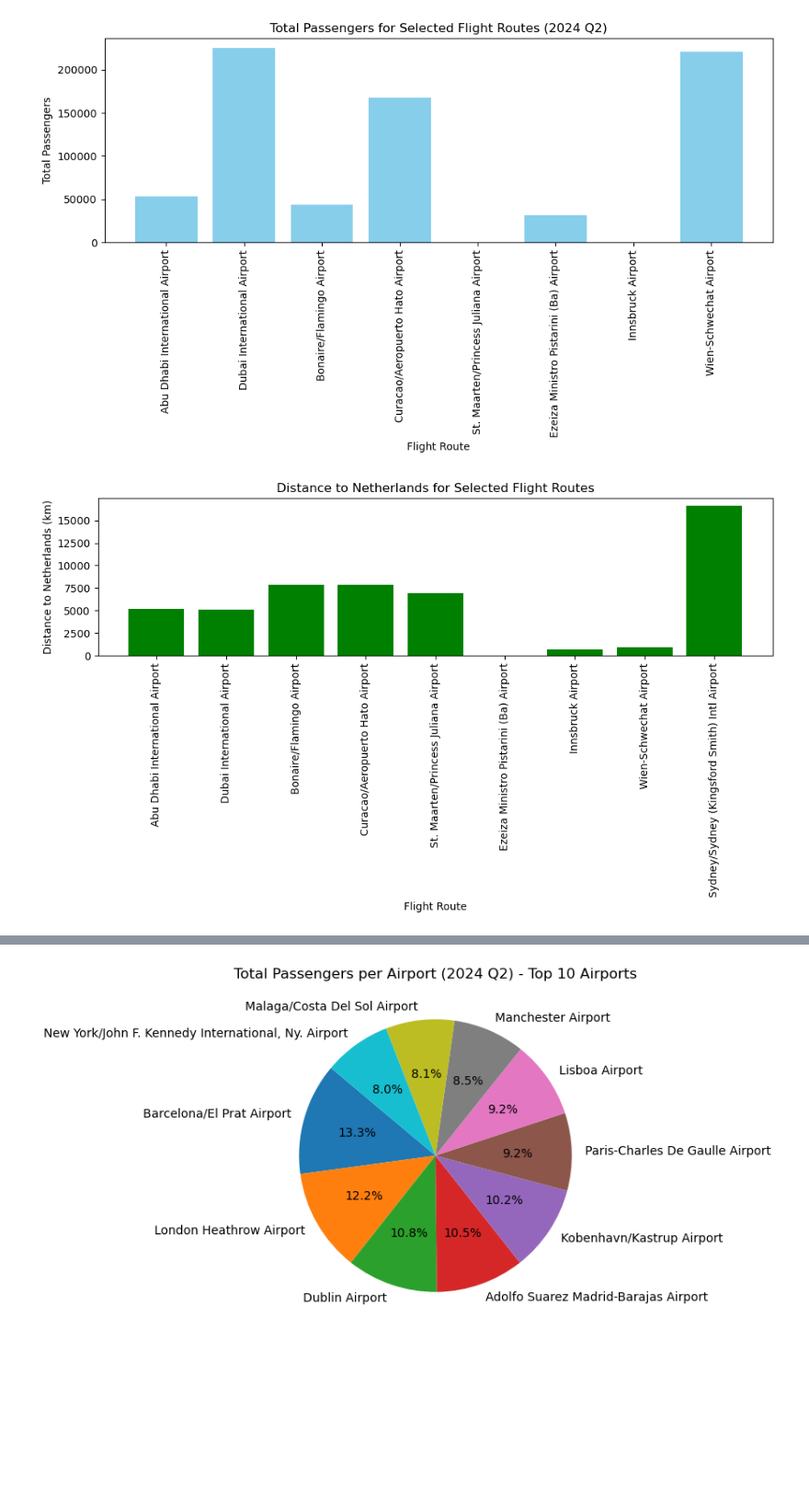
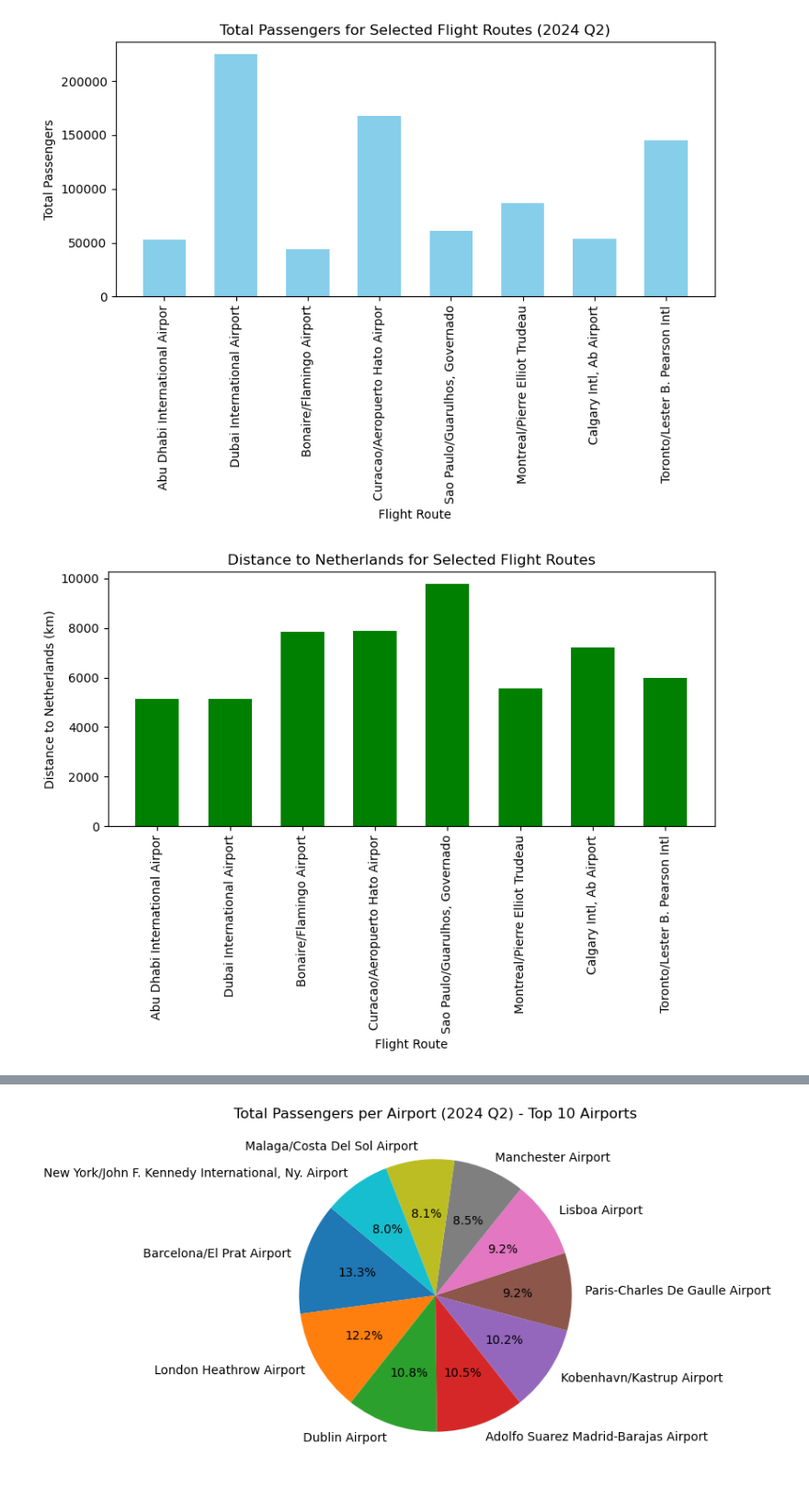
Before and after one commit to snijhout/TIL6010-LabAssignments, a Jupyter notebook: Flytax-Project-Group24/CO2-effect/Travel-Statistics.ipynb, the cells around one changed output, grey strips where cells are left out. Shown at 92% size. Drawn from its saved outputs; the diff is of its cells as text; code cells hidden in the pictures; blank space fills up the shorter version.

```diff
--- a/Flytax-Project-Group24/CO2-effect/Travel-Statistics.ipynb
+++ b/Flytax-Project-Group24/CO2-effect/Travel-Statistics.ipynb
@@ -277,8 +277,6 @@ print(final_df[['Flight Route', '2024 Q2 Total Passengers', 'Latitude', 'Longitu
                                                           Special Value                       NaN  37.566185  126.927386                   8570.221611                         NaN             Long      ...
                                                                       :                       NaN  60.321816   24.947361                   1506.177960                         NaN           Middle      ...
 # %%
-#in this block we make charts and show graphs etc
-
 import matplotlib.pyplot as plt
 import pandas as pd
 
@@ -288,51 +286,67 @@ final_df['Total CO2 Emissions (tonnes, all passengers)'] = pd.to_numeric(final_d
 # Ensure 'Passenger Distance Product' is also numeric and handle NaN values
 final_df['Passenger Distance Product'] = pd.to_numeric(final_df['Passenger Distance Product'], errors='coerce').fillna(0)
 
+# Ensure 'Distance to Netherlands (km)' is numeric and handle NaN values
+final_df['Distance to Netherlands (km)'] = pd.to_numeric(final_df['Distance to Netherlands (km)'], errors='coerce').fillna(0)
+
 # Select a subset of locations to compare (you can adjust this as needed)
-locations_to_compare = final_df['Flight Route'].unique()[:10]  # Example: comparing the first 10 locations
+locations_to_compare = final_df['Flight Route'].unique()[:25]  # Example: comparing the first 25 locations
 
 # Filter the DataFrame to only include the selected locations
 df_to_compare = final_df[final_df['Flight Route'].isin(locations_to_compare)]
 
+# Further filter the DataFrame to only include rows where:
+# - Total passengers is greater than 10,000
+# - Distance to Netherlands is greater than 1,000 km
+# - Total CO2 emissions are greater than 10,000 tonnes
+df_to_compare = df_to_compare[
+    (df_to_compare['2024 Q2 Total Passengers'] > 10000) &
+    (df_to_compare['Distance to Netherlands (km)'] > 1000) &
+    (df_to_compare['Total CO2 Emissions (tonnes, all passengers)'] > 10000)
+]
+
+# Truncate flight route names to first 30 characters
+df_to_compare['Flight Route Truncated'] = df_to_compare['Flight Route'].str.slice(0, 30)
+
 # Bar chart for total passengers comparison
-plt.figure(figsize=(10, 6))
-plt.bar(df_to_compare['Flight Route'], df_to_compare['2024 Q2 Total Passengers'], color='skyblue')
+plt.figure(figsize=(8, 6))  # Slightly wider figure to give space for narrower bars
+plt.bar(df_to_compare['Flight Route Truncated'], df_to_compare['2024 Q2 Total Passengers'], color='skyblue', width=0.6)
 plt.title('Total Passengers for Selected Flight Routes (2024 Q2)')
 plt.xlabel('Flight Route')
 plt.ylabel('Total Passengers')
 plt.xticks(rotation=90)
 plt.tight_layout()
 plt.show()
 
 # Bar chart for distance to Netherlands (km) comparison
-plt.figure(figsize=(10, 6))
-plt.bar(df_to_compare['Flight Route'], df_to_compare['Distance to Netherlands (km)'], color='green')
+plt.figure(figsize=(8, 6))
+plt.bar(df_to_compare['Flight Route Truncated'], df_to_compare['Distance to Netherlands (km)'], color='green', width=0.6)
 plt.title('Distance to Netherlands for Selected Flight Routes')
 plt.xlabel('Flight Route')
 plt.ylabel('Distance to Netherlands (km)')
 plt.xticks(rotation=90)
 plt.tight_layout()
 plt.show()
 
 # Bar chart for total passenger kilometres (Passenger Distance Product)
-plt.figure(figsize=(10, 6))
-plt.bar(df_to_compare['Flight Route'], df_to_compare['Passenger Distance Product'], color='purple')
+plt.figure(figsize=(8, 6))
+plt.bar(df_to_compare['Flight Route Truncated'], df_to_compare['Passenger Distance Product'], color='purple', width=0.6)
 plt.title('Total Passenger Kilometres for Selected Flight Routes')
 plt.xlabel('Flight Route')
 plt.ylabel('Passenger Distance Product (passenger-km)')
 plt.xticks(rotation=90)
 plt.tight_layout()
 plt.show()
 
 # Bar chart for total CO2 emissions (tonnes) comparison with vertical x-axis labels
-plt.figure(figsize=(10, 6))
-plt.bar(df_to_compare['Flight Route'], df_to_compare['Total CO2 Emissions (tonnes, all passengers)'], color='orange')
+plt.figure(figsize=(8, 6))
+plt.bar(df_to_compare['Flight Route Truncated'], df_to_compare['Total CO2 Emissions (tonnes, all passengers)'], color='orange', width=0.6)
 plt.title('Total CO2 Emissions for Selected Flight Routes (tonnes)')
 plt.xlabel('Flight Route')
 plt.ylabel('Total CO2 Emissions (tonnes)')
 plt.xticks(rotation=90, ha='right')  # Rotate x-axis labels vertically
 plt.tight_layout()
 plt.show()
 # %% [output]
-[figure, old version]
+[figure, new version]
-[figure, old version]
+[figure, new version]
```
Also changed, not shown: parts of 1 cell of this notebook.
